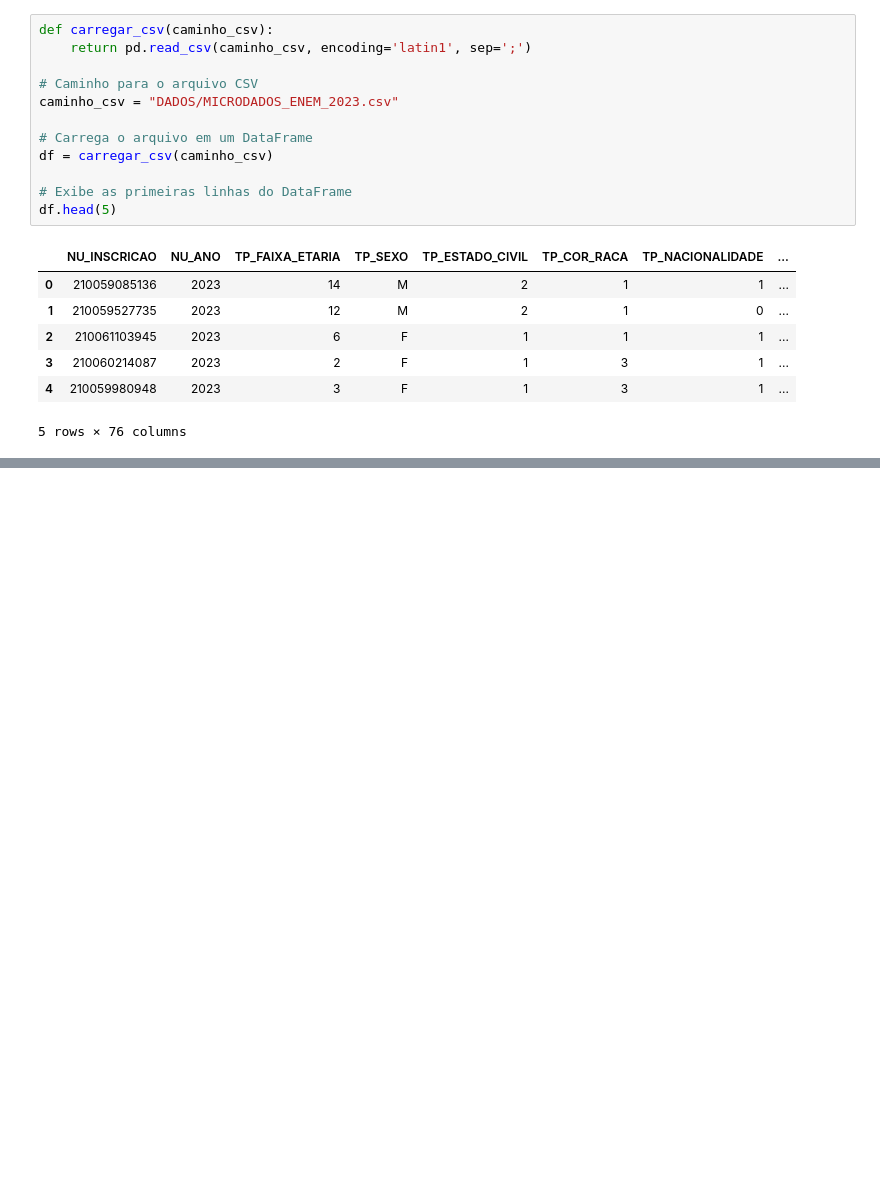
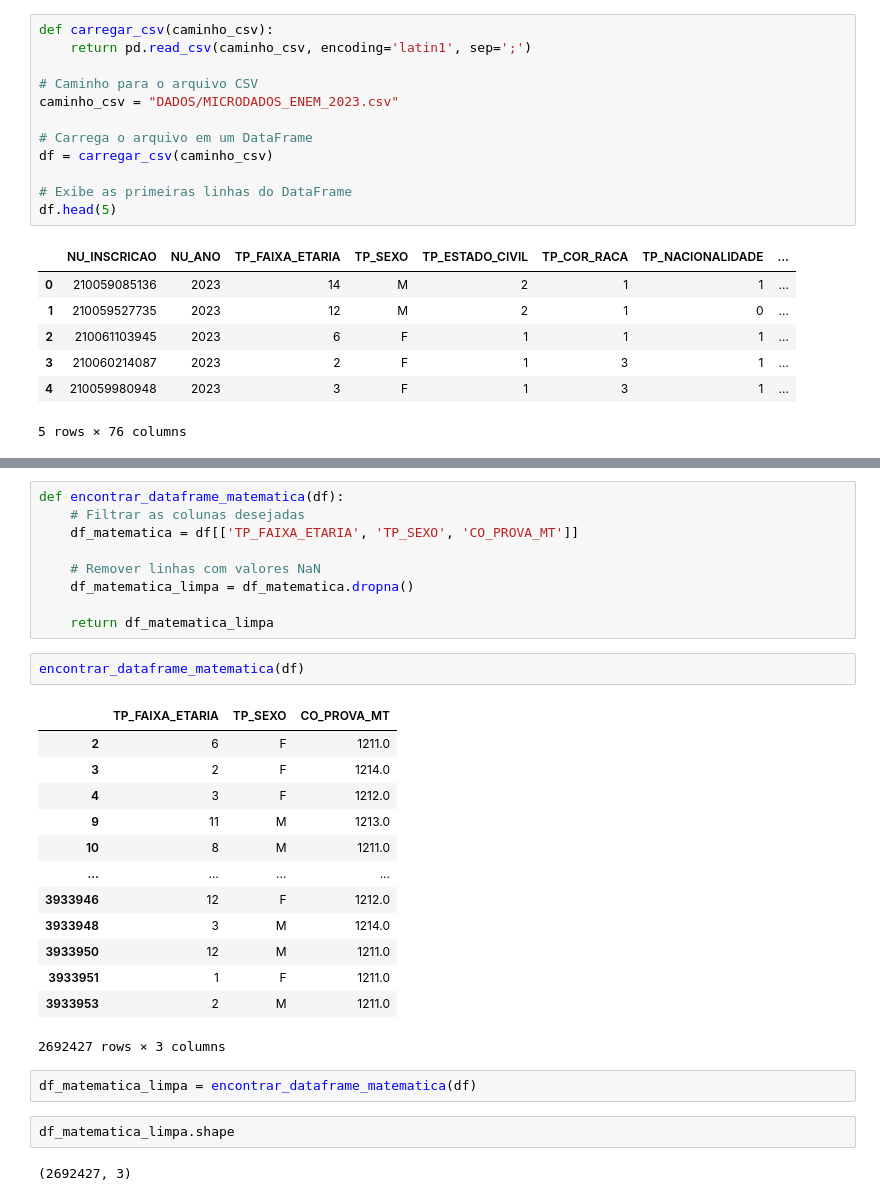
Before and after one commit to andresilveira1980/primeira-entrega, a Jupyter notebook: primeira-extracao.ipynb, the cells around one changed output, grey strips where cells are left out. Drawn from its saved outputs; the diff is of its cells as text; blank space fills up the shorter version.

```diff
--- a/primeira-extracao.ipynb
+++ b/primeira-extracao.ipynb
@@ -79,0 +208,31 @@ df.head(5)
+# %%
+def encontrar_dataframe_matematica(df):
+    # Filtrar as colunas desejadas
+    df_matematica = df[['TP_FAIXA_ETARIA', 'TP_SEXO', 'CO_PROVA_MT']]
+
+    # Remover linhas com valores NaN
+    df_matematica_limpa = df_matematica.dropna()
+
+    return df_matematica_limpa
+# %%
+encontrar_dataframe_matematica(df)
+# %% [output]
+|  | TP_FAIXA_ETARIA | TP_SEXO | CO_PROVA_MT |
+| 2 | 6 | F | 1211.0 |
+| 3 | 2 | F | 1214.0 |
+| 4 | 3 | F | 1212.0 |
+| 9 | 11 | M | 1213.0 |
+| 10 | 8 | M | 1211.0 |
+| ... | ... | ... | ... |
+| 3933946 | 12 | F | 1212.0 |
+| 3933948 | 3 | M | 1214.0 |
+| 3933950 | 12 | M | 1211.0 |
+| 3933951 | 1 | F | 1211.0 |
+| 3933953 | 2 | M | 1211.0 |
+2692427 rows × 3 columns
+# %%
+df_matematica_limpa = encontrar_dataframe_matematica(df)
+# %%
+df_matematica_limpa.shape
+# %% [output]
+(2692427, 3)
```
Also changed, not shown: parts of 12 cells of this notebook.
